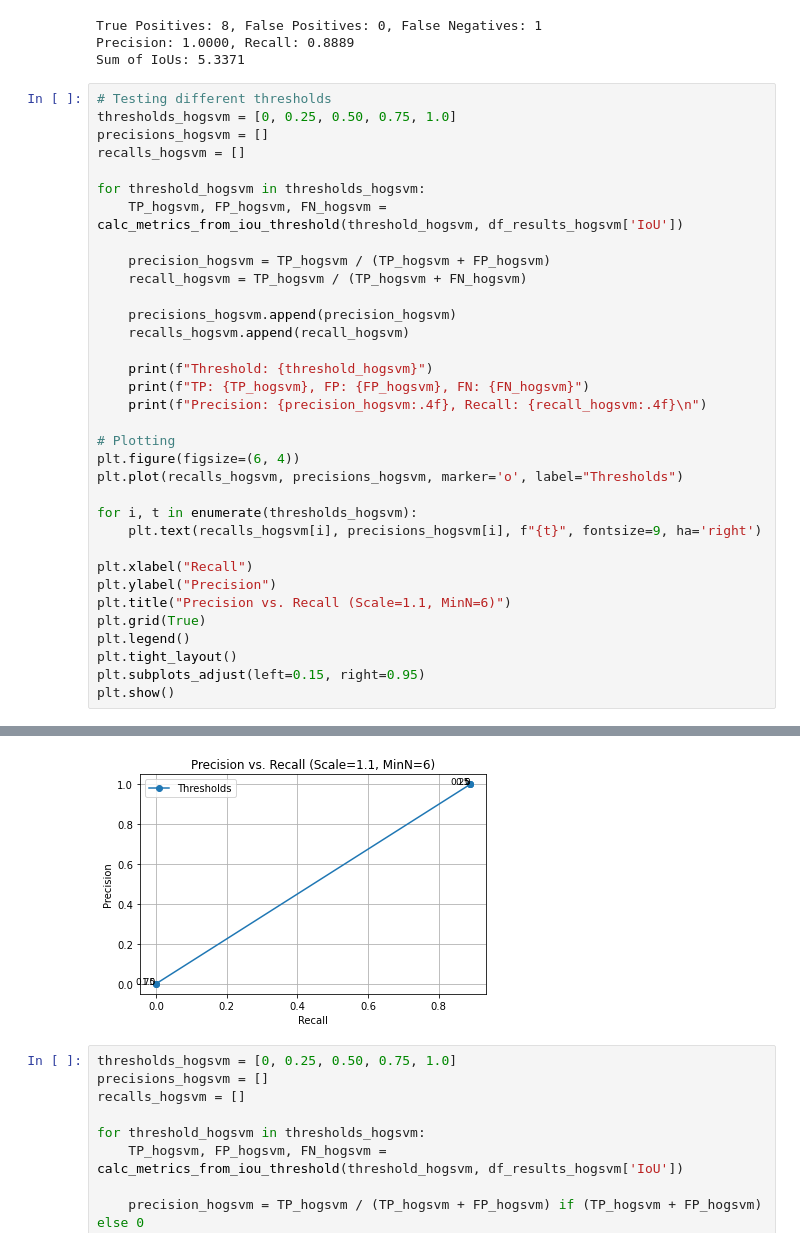
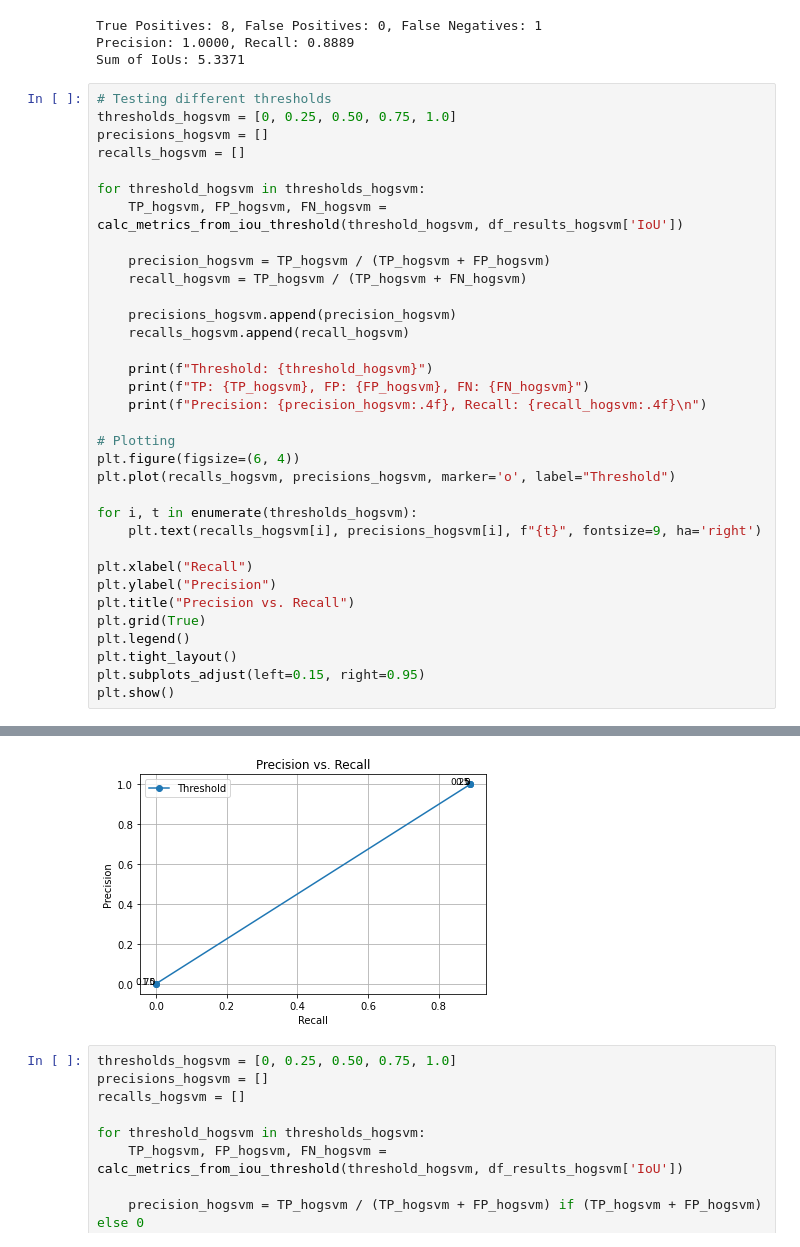
Before and after one commit to suxxmjz/encm-509-final-project, a Jupyter notebook: face_detection.ipynb, the cells around one changed output, grey strips where cells are left out. Drawn from its saved outputs; the diff is of its cells as text.

```diff
--- a/face_detection.ipynb
+++ b/face_detection.ipynb
@@ -816,40 +816,40 @@ for threshold_hogsvm in thresholds_hogsvm:
 
 # Plotting
 plt.figure(figsize=(6, 4))
-plt.plot(recalls_hogsvm, precisions_hogsvm, marker='o', label="Thresholds")
+plt.plot(recalls_hogsvm, precisions_hogsvm, marker='o', label="Threshold")
 
 for i, t in enumerate(thresholds_hogsvm):
     plt.text(recalls_hogsvm[i], precisions_hogsvm[i], f"{t}", fontsize=9, ha='right')
 
 plt.xlabel("Recall")
 plt.ylabel("Precision")
-plt.title("Precision vs. Recall (Scale=1.1, MinN=6)")
+plt.title("Precision vs. Recall")
 plt.grid(True)
 plt.legend()
 plt.tight_layout()
 plt.subplots_adjust(left=0.15, right=0.95)
 plt.show()
 # %% [output]
 Threshold: 0
 TP: 8, FP: 0, FN: 1
 Precision: 1.0000, Recall: 0.8889
 
 Threshold: 0.25
 TP: 8, FP: 0, FN: 1
 Precision: 1.0000, Recall: 0.8889
 
 Threshold: 0.5
 TP: 8, FP: 0, FN: 1
 Precision: 1.0000, Recall: 0.8889
 
 Threshold: 0.75
 TP: 0, FP: 8, FN: 1
 Precision: 0.0000, Recall: 0.0000
 
 Threshold: 1.0
 TP: 0, FP: 8, FN: 1
 Precision: 0.0000, Recall: 0.0000
-[figure, old version]
+[figure, new version]
 # %%
 thresholds_hogsvm = [0, 0.25, 0.50, 0.75, 1.0]
 precisions_hogsvm = []
```
Also changed, not shown: parts of 4 cells of this notebook.
